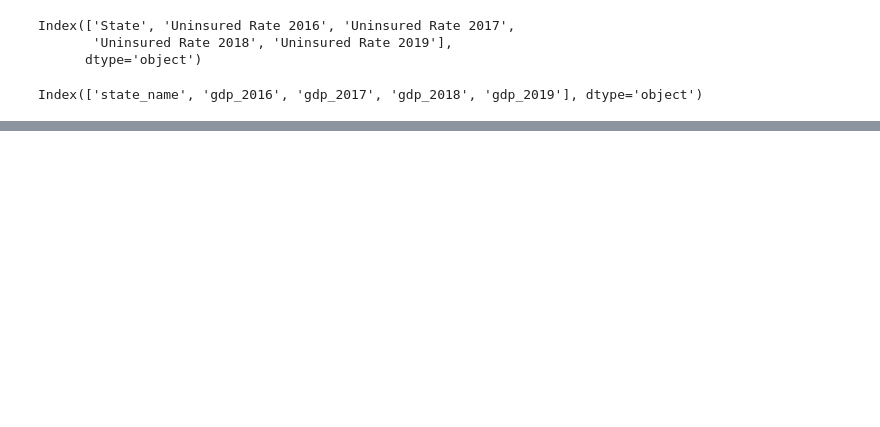
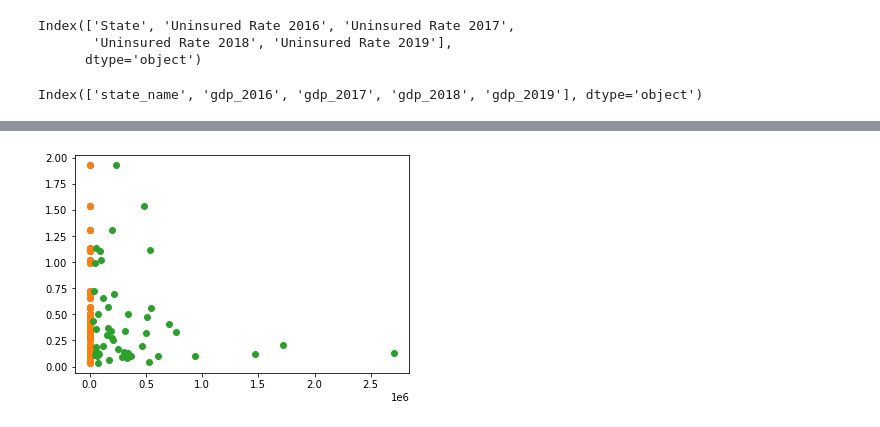
Before and after one commit to lindsera1/GoingViral, a Jupyter notebook: multi_linear_regression.ipynb, the cells around one changed output, grey strips where cells are left out. Drawn from its saved outputs; the diff is of its cells as text; code cells hidden in the pictures; blank space fills up the shorter version.

```diff
--- a/multi_linear_regression.ipynb
+++ b/multi_linear_regression.ipynb
@@ -98,0 +164,6 @@ flu_factors_df.head()
+# %%
+# visualize 2018 data
+
+fig_2018 = plt.plot(X_2018, y_2018, 'o')
+# %% [output]
+[figure, added]
```
Also changed, not shown: parts of 27 cells of this notebook, 1 other file.
